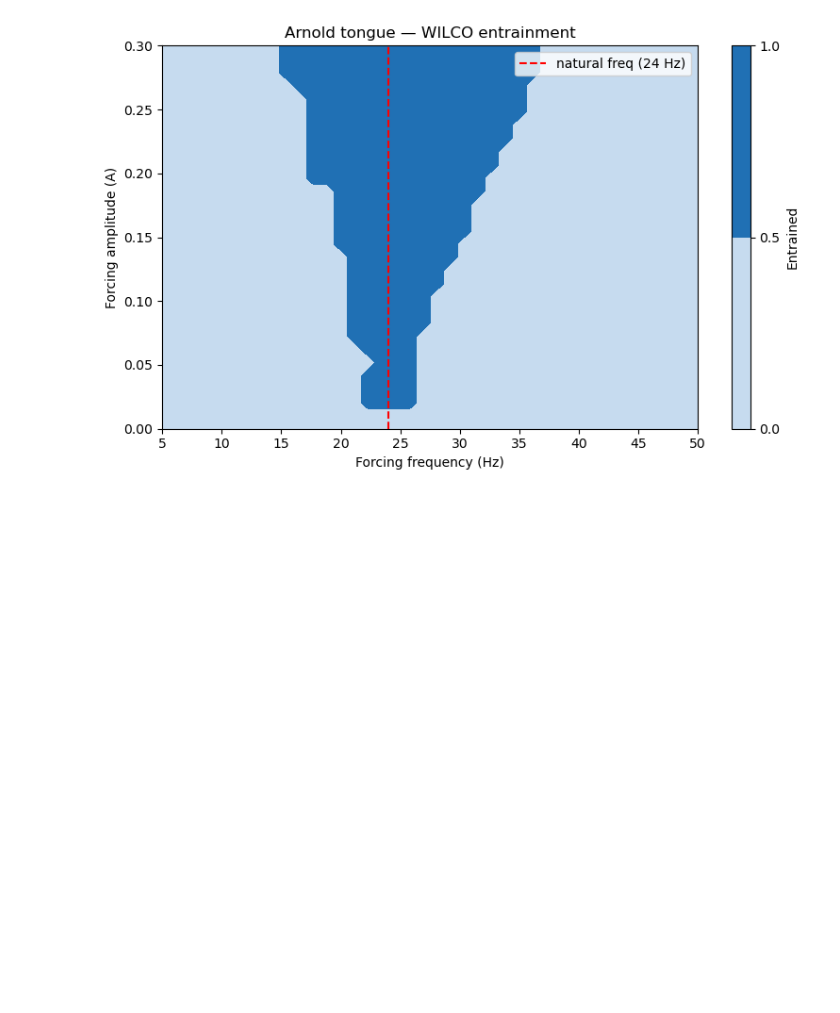
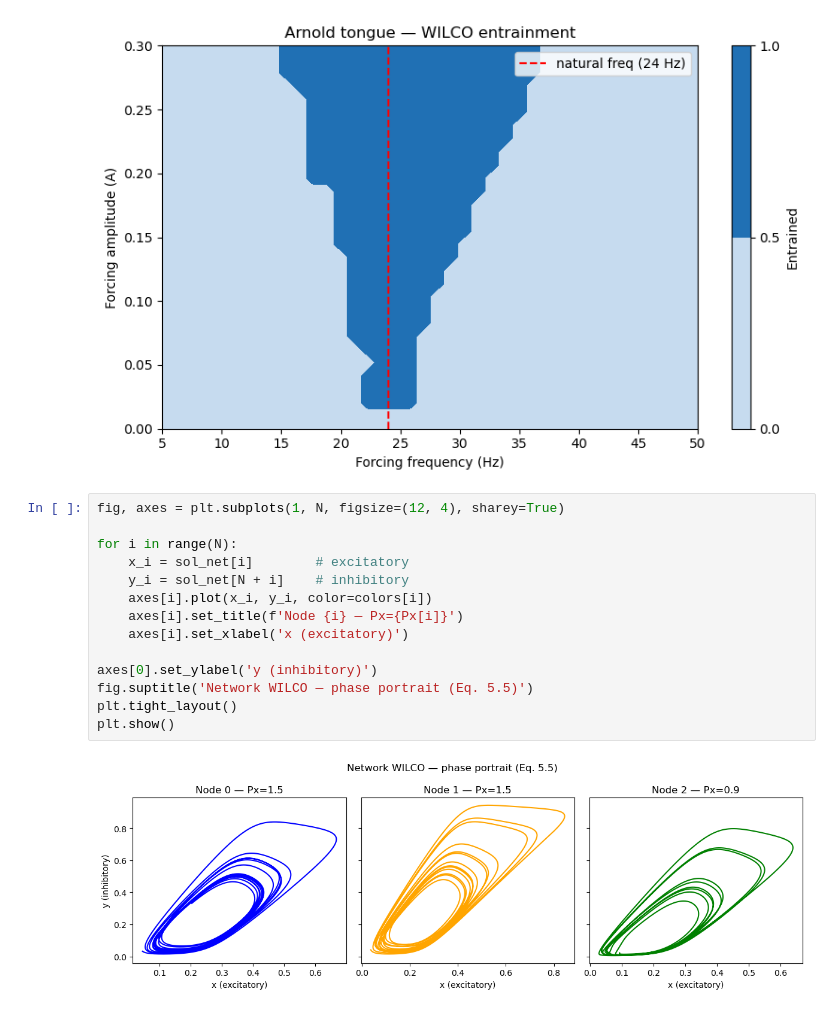
Before and after one commit to claudiasantamariav/nmmlab, a Jupyter notebook: notebooks/WILCO simulation.ipynb, the cells around one changed output. Saved outputs shown, nothing was run; the diff lists cells and outputs as text; blank space fills up the shorter version.

```diff
--- a/notebooks/WILCO simulation.ipynb
+++ b/notebooks/WILCO simulation.ipynb
@@ -194,3 +194,19 @@ plt.tight_layout()
 plt.show()
 # %% [output]
 [figure]
+# %%
+fig, axes = plt.subplots(1, N, figsize=(12, 4), sharey=True)
+
+for i in range(N):
+    x_i = sol_net[i]        # excitatory
+    y_i = sol_net[N + i]    # inhibitory
+    axes[i].plot(x_i, y_i, color=colors[i])
+    axes[i].set_title(f'Node {i} — Px={Px[i]}')
+    axes[i].set_xlabel('x (excitatory)')
+
+axes[0].set_ylabel('y (inhibitory)')
+fig.suptitle('Network WILCO — phase portrait (Eq. 5.5)')
+plt.tight_layout()
+plt.show()
+# %% [output]
+[figure, added]
```
Also changed, not shown: parts of 1 cell of this notebook, 2 other files.
